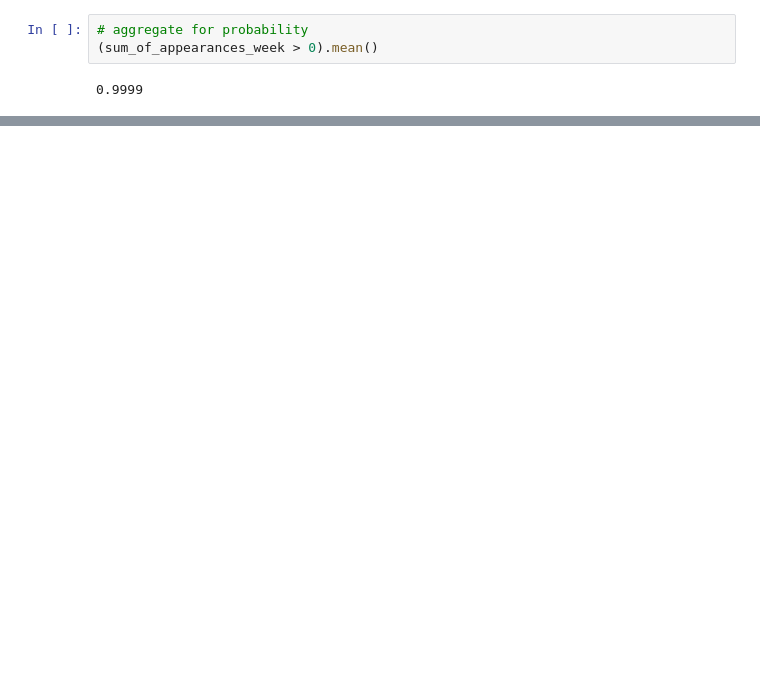
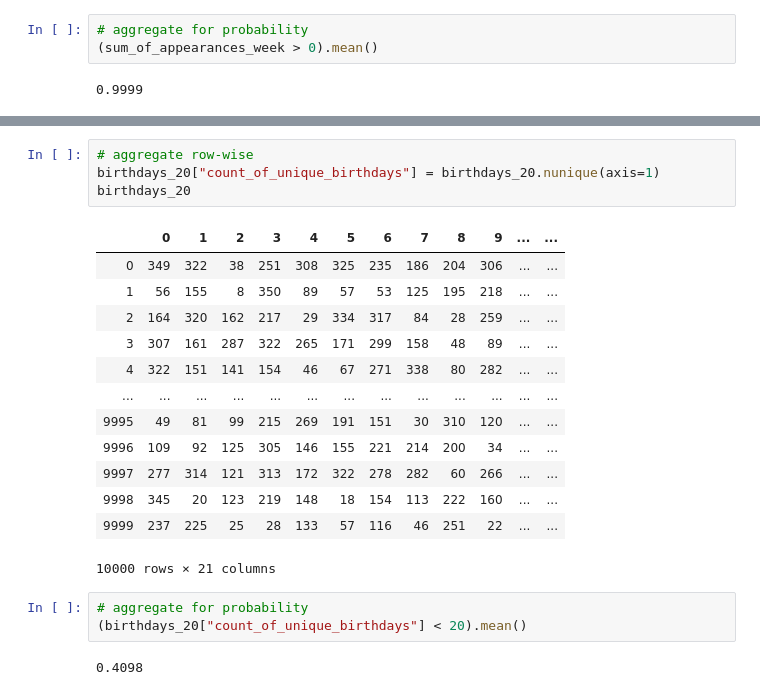
Before and after one commit to aleclhartman/statistics-exercises, a Jupyter notebook: simulation.ipynb, the cells around one changed output, grey strips where cells are left out. Drawn from its saved outputs; the diff is of its cells as text; blank space fills up the shorter version.

```diff
--- a/simulation.ipynb
+++ b/simulation.ipynb
@@ -355,0 +395,23 @@ array([0, 1, 0, ..., 0, 0, 0])
+# %%
+# aggregate row-wise
+birthdays_20["count_of_unique_birthdays"] = birthdays_20.nunique(axis=1)
+birthdays_20
+# %% [output]
+|  | 0 | 1 | 2 | 3 | 4 | 5 | 6 | 7 | 8 | 9 | ... | ... |
+| 0 | 349 | 322 | 38 | 251 | 308 | 325 | 235 | 186 | 204 | 306 | ... | ... |
+| 1 | 56 | 155 | 8 | 350 | 89 | 57 | 53 | 125 | 195 | 218 | ... | ... |
+| 2 | 164 | 320 | 162 | 217 | 29 | 334 | 317 | 84 | 28 | 259 | ... | ... |
+| 3 | 307 | 161 | 287 | 322 | 265 | 171 | 299 | 158 | 48 | 89 | ... | ... |
+| 4 | 322 | 151 | 141 | 154 | 46 | 67 | 271 | 338 | 80 | 282 | ... | ... |
+| ... | ... | ... | ... | ... | ... | ... | ... | ... | ... | ... | ... | ... |
+| 9995 | 49 | 81 | 99 | 215 | 269 | 191 | 151 | 30 | 310 | 120 | ... | ... |
+| 9996 | 109 | 92 | 125 | 305 | 146 | 155 | 221 | 214 | 200 | 34 | ... | ... |
+| 9997 | 277 | 314 | 121 | 313 | 172 | 322 | 278 | 282 | 60 | 266 | ... | ... |
+| 9998 | 345 | 20 | 123 | 219 | 148 | 18 | 154 | 113 | 222 | 160 | ... | ... |
+| 9999 | 237 | 225 | 25 | 28 | 133 | 57 | 116 | 46 | 251 | 22 | ... | ... |
+10000 rows × 21 columns
+# %%
+# aggregate for probability
+(birthdays_20["count_of_unique_birthdays"] < 20).mean()
+# %% [output]
+0.4098
```
Also changed, not shown: parts of 35 cells of this notebook, 1 other file.
